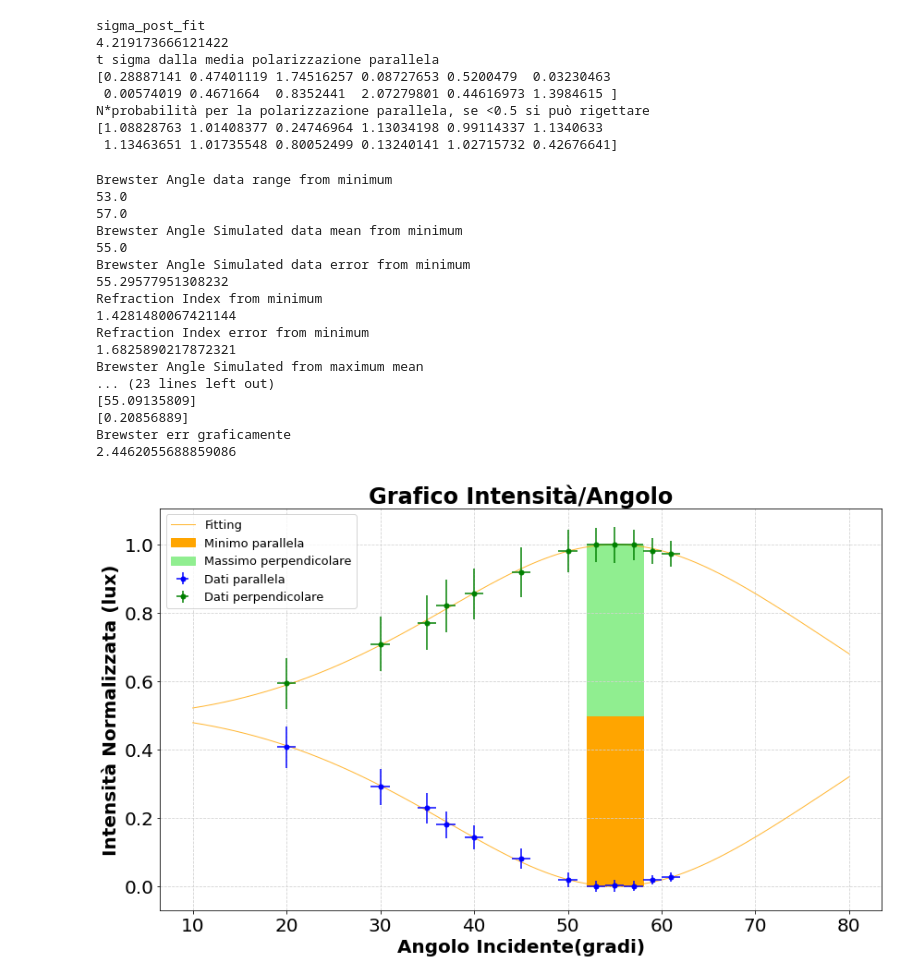
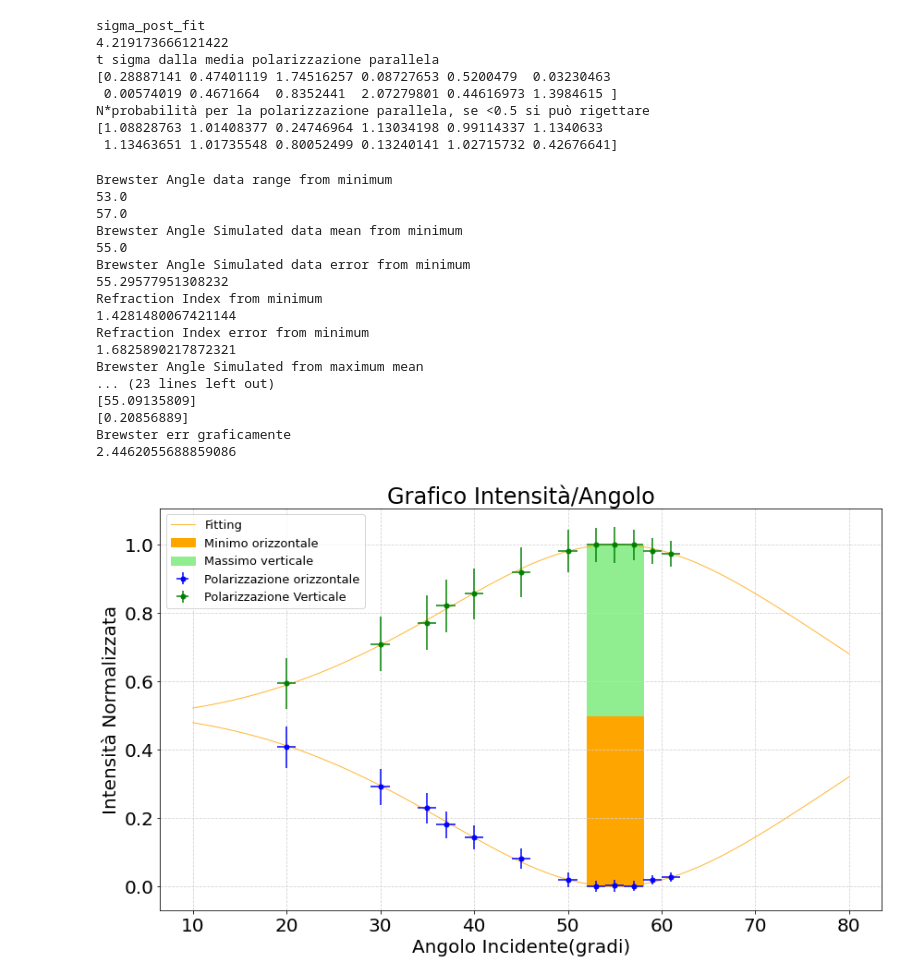
Before and after one commit to alessandramontalbano/Ottica_Brewster_Angle, a Jupyter notebook: code/Simulazione fit_Brewster_Angle.ipynb, the cells around one changed output. Drawn from its saved outputs; the diff is of its cells as text; code cells hidden in the pictures.

Commit message:
Grafico Brewster Normalizzato

```diff
--- a/code/Simulazione fit_Brewster_Angle.ipynb
+++ b/code/Simulazione fit_Brewster_Angle.ipynb
@@ -477,9 +477,9 @@ yperpendicularPerp = IdatafitperpendicularPerp/(IdatafitPerp+Idatafitperpendicul
 fig = plt.figure(figsize=(14,8))
 plt.rcParams.update({'font.size': 20})
 ax = fig.gca()
-plt.title("Grafico Intensità/Angolo",fontweight="bold")
-plt.xlabel("Angolo Incidente(gradi)",fontweight="bold")
-plt.ylabel("Intensità Normalizzata (lux)",fontweight="bold")
+plt.title("Grafico Intensità/Angolo")
+plt.xlabel("Angolo Incidente(gradi)")
+plt.ylabel("Intensità Normalizzata")
 
 plt.grid(color='lightgray',linestyle="--",zorder=0)
 plt.plot(x*180/np.pi,y,color='orange', label='Fitting', linewidth=1, alpha=0.8)
@@ -489,36 +489,36 @@ plt.plot(x*180/np.pi,y,color='orange', label='Fitting', linewidth=1, alpha=0.8)
 plt.plot(xPerp*180/np.pi,yperpendicularPerp,color='orange', linewidth=1, alpha=0.8)
 
 #plt.plot(thetai*360/np.pi/2,Isimulated, zorder=5, color = "orange", label = "Simul parallela", linewidth=3, alpha=0.8)
 #plt.plot(thetai*360/np.pi/2,Isimulated2, zorder=5, color = "lightgreen", label = "Simul perpendicolare", linewidth=3, alpha=0.8)
 
-plt.errorbar(Angle*360/np.pi/2,Idata,xerr=Angleerr,yerr=Idataerr, fmt='o', markersize = 5, zorder=5, color = "blue", label = "Dati parallela")
-plt.errorbar(Angle*360/np.pi/2,Idata2,xerr=Angleerr, yerr=Idataerr2,fmt='o', markersize = 5, zorder=5, color = "green", label = "Dati perpendicolare")
+plt.errorbar(Angle*360/np.pi/2,Idata,xerr=Angleerr,yerr=Idataerr, fmt='o', markersize = 5, zorder=5, color = "blue", label = "Polarizzazione orizzontale")
+plt.errorbar(Angle*360/np.pi/2,Idata2,xerr=Angleerr, yerr=Idataerr2,fmt='o', markersize = 5, zorder=5, color = "green", label = "Polarizzazione Verticale")
 #plt.errorbar(thetai*360/np.pi/2,Itot, fmt='o', markersize = 5, zorder=5, color = "red", label = "Simulated set")
 #plt.axvspan(Angle[minimum[0]]*180/np.pi,Angle[minimum[1]]*180/np.pi, alpha=0.5,color='orange',label='Minimum')
-plt.fill_between(np.linspace(Angle[minimum[0]]*180/np.pi-Angleerr,Angle[minimum[1]]*180/np.pi+Angleerr,100),np.zeros(100),np.ones(100)*0.5,color='orange',label='Minimo parallela')
-plt.fill_between(np.linspace(Angle[maximum[0]]*180/np.pi-Angleerr,Angle[maximum[1]]*180/np.pi+Angleerr,100),np.ones(100),np.ones(100)*0.5,color='lightgreen',label='Massimo perpendicolare')
+plt.fill_between(np.linspace(Angle[minimum[0]]*180/np.pi-Angleerr,Angle[minimum[1]]*180/np.pi+Angleerr,100),np.zeros(100),np.ones(100)*0.5,color='orange',label='Minimo orizzontale')
+plt.fill_between(np.linspace(Angle[maximum[0]]*180/np.pi-Angleerr,Angle[maximum[1]]*180/np.pi+Angleerr,100),np.ones(100),np.ones(100)*0.5,color='lightgreen',label='Massimo verticale')
 #plt.plot(thetai*360/np.pi/2,Isimulated, color="red",zorder=1, label = "Simulated Curve")
 #plt.plot(IFit,xFit, color="orange",zorder=1, label = "Simulated Fit")
 plt.legend(loc="upper left",prop={'size': 13})
 plt.grid(color='lightgray',linestyle="--",zorder=0)
 plt.show()
-#fig.savefig(f'GraficoMIParte1.pdf',dpi = 300)
+fig.savefig(f'Grafico_Brewster_Normalizzato.pdf',dpi = 300)
 # %% [output]
 Brewster Angle data range from minimum
 53.0
 57.0
 Brewster Angle Simulated data mean from minimum
 55.0
 Brewster Angle Simulated data error from minimum
 55.29577951308232
 Refraction Index from minimum
 1.4281480067421144
 Refraction Index error from minimum
 1.6825890217872321
 Brewster Angle Simulated from maximum mean
 ... (23 lines left out)
 [55.09135809]
 [0.20856889]
 Brewster err graficamente
 2.4462055688859086
-[figure, old version]
+[figure, new version]
```
Also changed, not shown: 1 other file.
